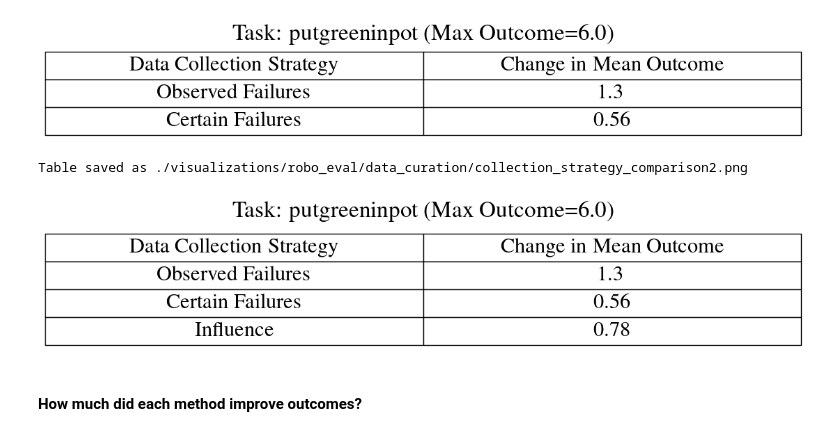
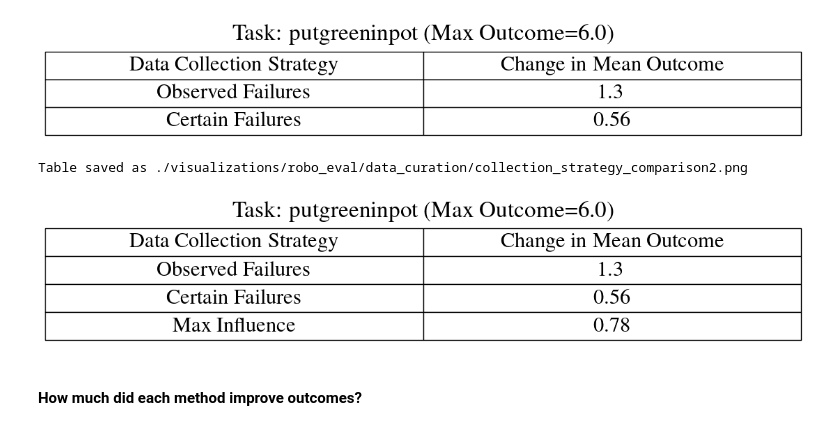
Before and after one commit to iamandrewliao/active-testing, a Jupyter notebook: analysis.ipynb, the cells around one changed output. Saved outputs shown, nothing was run; the diff lists cells and outputs as text; code cells hidden in the pictures.

Commit message:
more data curation analysis, redoing some figures

```diff
--- a/analysis.ipynb
+++ b/analysis.ipynb
@@ -210,7 +210,7 @@ def plot_ood_compositional_heatmap(bf_data, task_name, model=None, factor_column
     """
     factors = ['Quadrant', 'Camera', 'Height']
 
-    # Define ID and OOD masks based on test.py logic
+    # Define ID and OOD masks
     masks_ood = {
         'Quadrant': ((bf_data['x'] >= 0.5) & (bf_data['y'] <= 0.5)) | ((bf_data['x'] <= 0.5) & (bf_data['y'] >= 0.5)),
         'Camera': (bf_data['camera_azimuth'] == 15),
@@ -223,7 +223,7 @@ def plot_ood_compositional_heatmap(bf_data, task_name, model=None, factor_column
         'Height': (bf_data['table_height'] == 1) | (bf_data['table_height'] == 3)
     }
 
-    # --- NEW LOGIC: Setup target column based on model presence ---
+    # --- Setup target column based on model presence ---
     df_eval = bf_data.copy()
     target_col = 'eval_outcome'
 
@@ -310,7 +310,7 @@ def plot_ood_compositional_heatmap(bf_data, task_name, model=None, factor_column
 
 for task in TASKS:
     bf_data = pd.read_csv(f'./results/{task}_bruteforce/results.csv')
-    active_model_path = f'./results/{task}_active_offline_SingleTaskGP_PSD/run_1/models/trial_50_model.pkl'
+    active_model_path = f'./results/{task}_active_offline_SingleTaskGP_PSD/run_1/models/trial_100_model.pkl'
 
     with open(active_model_path, 'rb') as f:
         active_model_data = pickle.load(f)
@@ -1362,7 +1516,4 @@ print(upright_topleft_th2_outcome)
 # %%
-certain_failures_results = pd.read_csv('./results/uprightcup_certain_failures_bruteforce/results.csv')
-observed_failures_results = pd.read_csv('./results/uprightcup_observed_failures_bruteforce/results.csv')
-
 def summarize_and_save_results(results_dfs, names, taskname, old_mean_outcome, filename="failure_summary.png"):
     summary_data = []
     for df, label in zip(results_dfs, names):
@@ -1370,7 +1521,7 @@ def summarize_and_save_results(results_dfs, names, taskname, old_mean_outcome, f
         std_outcome = df['continuous_outcome'].std()
         summary_data.append({
             'Data Collection Strategy': label,
-            # 'Mean Outcome (Old)': f"{upright_topleft_th2_outcome:.2f}",
+            # 'Mean Outcome (Old)': f"{upright_topleft_th1_outcome:.2f}",
             # f'Mean Outcome (New)': round(mean_outcome, 2),
             'Change in Mean Outcome': round(mean_outcome-old_mean_outcome, 2)
             # 'Std Dev': round(std_outcome, 2),
@@ -1379,7 +1530,7 @@ def summarize_and_save_results(results_dfs, names, taskname, old_mean_outcome, f
     summary_df = pd.DataFrame(summary_data)
 
     # --- Saving Logic ---
-    fig, ax = plt.subplots(figsize=(10, 0.5)) # Adjust size as needed
+    fig, ax = plt.subplots(figsize=(10, 1.0)) # Adjust size as needed
     ax.axis('off')
     # ax.title(f'uprightcup (Max Outcome:{MAX_OUTCOME["uprightcup"]})', fontsize=14)
 
@@ -1458,11 +1609,11 @@ Table saved as ./visualizations/robo_eval/data_curation/collection_strategy_comp
 # %%
 savename = "./visualizations/robo_eval/data_curation/collection_strategy_comparison2.png"
 results_dfs = [observed_failures_results, certain_failures_results, influence_stoch_greedy_results]
-names = ['Observed Failures', 'Certain Failures', 'Influence']
+names = ['Observed Failures', 'Certain Failures', 'Max Influence']
 summary_table = summarize_and_save_results(results_dfs, names, "putgreeninpot", old_mean_outcome, filename=savename)
 # %% [output]
 Table saved as ./visualizations/robo_eval/data_curation/collection_strategy_comparison2.png
-[figure, old version]
+[figure, new version]
 # %% [markdown]
 #### How much did each method improve outcomes?
 # %%
```
Also changed, not shown: parts of 74 cells of this notebook, 20 other files.
